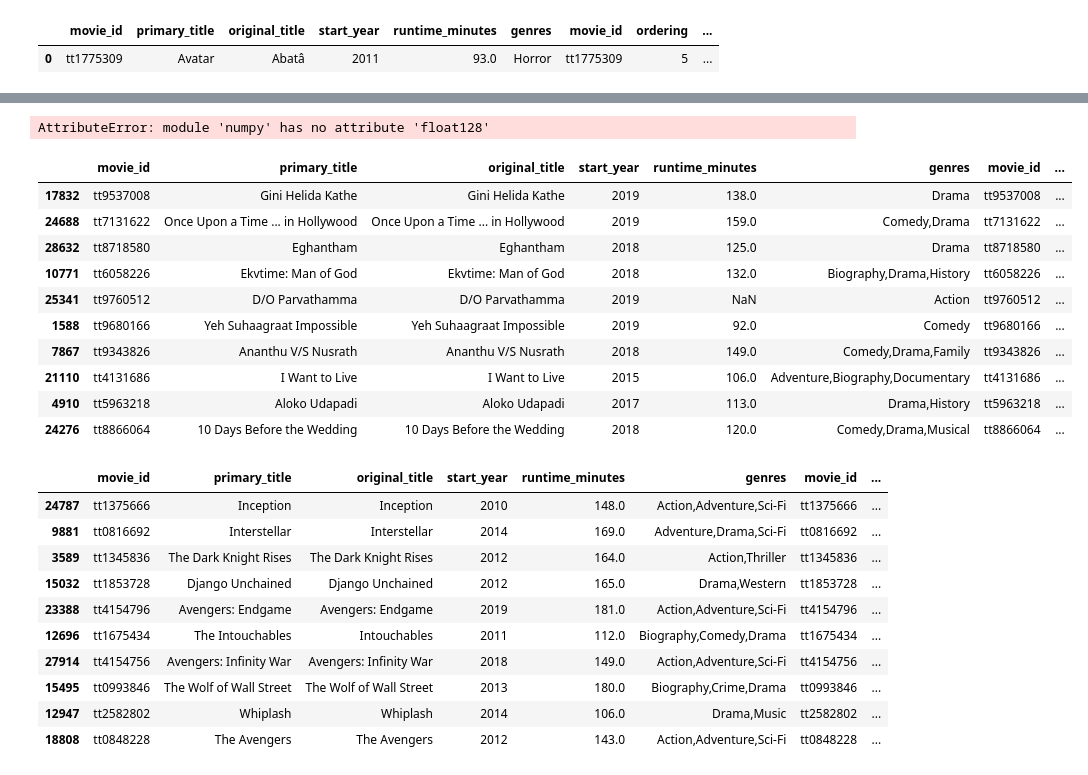
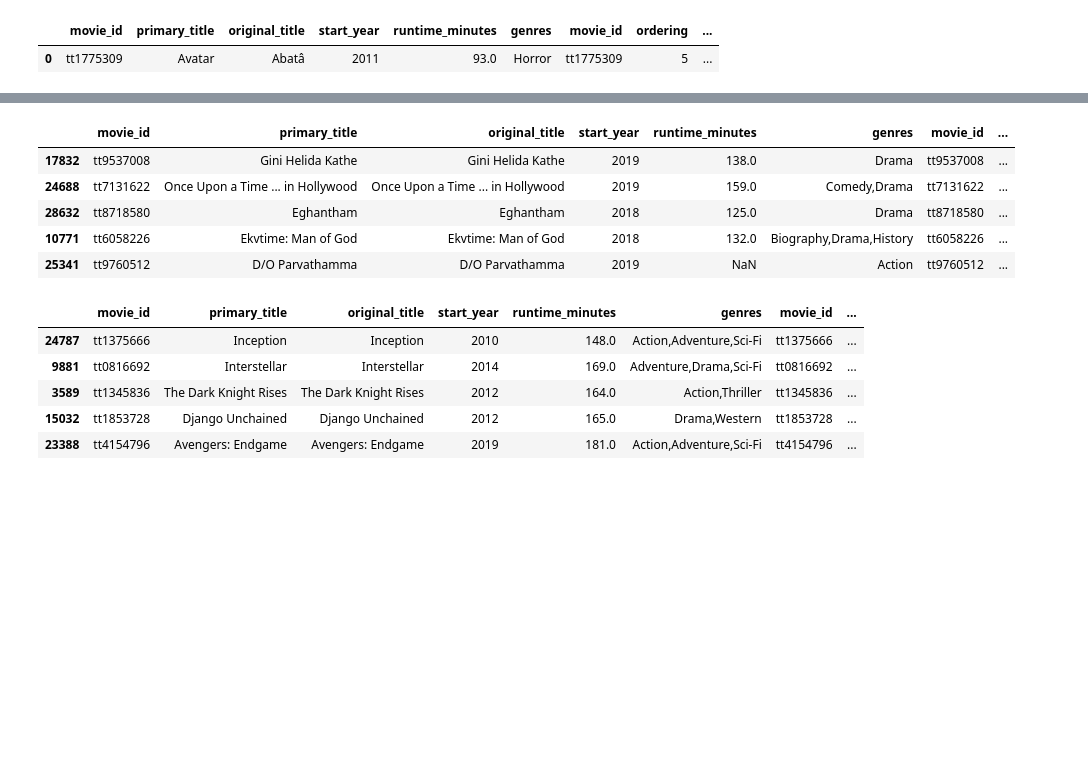
Before and after one commit to bkokin/semester_1_capstone, a Jupyter notebook: exploratory_work/hanwen_exploratory.ipynb, the cells around one changed output, grey strips where cells are left out. Cells and saved outputs as stored; diff of their text form; code cells hidden in the pictures; blank space fills up the shorter version.

```diff
--- a/exploratory_work/hanwen_exploratory.ipynb
+++ b/exploratory_work/hanwen_exploratory.ipynb
@@ -471,23 +343,14 @@ Name: numvotes, Length: 28648, dtype: float64
-# %%
-voted_movies_df['underrated_score'] = voted_movies_df.averagerating * np.exp(voted_movies_df.numvotes.astype(np.float128))
-# %% [output]
-AttributeError: module 'numpy' has no attribute 'float128'
 # %%
-voted_movies_df.sort_values('averagerating', ascending=False).head(10)
+voted_movies_df.sort_values('averagerating', ascending=False).head(5)
 # %% [output]
 |  | movie_id | primary_title | original_title | start_year | runtime_minutes | genres | movie_id | ... |
 | 17832 | tt9537008 | Gini Helida Kathe | Gini Helida Kathe | 2019 | 138.0 | Drama | tt9537008 | ... |
 | 24688 | tt7131622 | Once Upon a Time ... in Hollywood | Once Upon a Time ... in Hollywood | 2019 | 159.0 | Comedy,Drama | tt7131622 | ... |
 | 28632 | tt8718580 | Eghantham | Eghantham | 2018 | 125.0 | Drama | tt8718580 | ... |
 | 10771 | tt6058226 | Ekvtime: Man of God | Ekvtime: Man of God | 2018 | 132.0 | Biography,Drama,History | tt6058226 | ... |
 | 25341 | tt9760512 | D/O Parvathamma | D/O Parvathamma | 2019 | NaN | Action | tt9760512 | ... |
-| 1588 | tt9680166 | Yeh Suhaagraat Impossible | Yeh Suhaagraat Impossible | 2019 | 92.0 | Comedy | tt9680166 | ... |
-| 7867 | tt9343826 | Ananthu V/S Nusrath | Ananthu V/S Nusrath | 2018 | 149.0 | Comedy,Drama,Family | tt9343826 | ... |
-| 21110 | tt4131686 | I Want to Live | I Want to Live | 2015 | 106.0 | Adventure,Biography,Documentary | tt4131686 | ... |
-| 4910 | tt5963218 | Aloko Udapadi | Aloko Udapadi | 2017 | 113.0 | Drama,History | tt5963218 | ... |
-| 24276 | tt8866064 | 10 Days Before the Wedding | 10 Days Before the Wedding | 2018 | 120.0 | Comedy,Drama,Musical | tt8866064 | ... |
 # %%
-voted_movies_df.sort_values(by=['augmented_score'], ascending=False).head(10)
+voted_movies_df.sort_values(by=['augmented_score'], ascending=False).head(5)
 # %% [output]
 |  | movie_id | primary_title | original_title | start_year | runtime_minutes | genres | movie_id | ... |
 | 24787 | tt1375666 | Inception | Inception | 2010 | 148.0 | Action,Adventure,Sci-Fi | tt1375666 | ... |
@@ -495,8 +358,3 @@ voted_movies_df.sort_values(by=['augmented_score'], ascending=False).head(10)
 | 3589 | tt1345836 | The Dark Knight Rises | The Dark Knight Rises | 2012 | 164.0 | Action,Thriller | tt1345836 | ... |
 | 15032 | tt1853728 | Django Unchained | Django Unchained | 2012 | 165.0 | Drama,Western | tt1853728 | ... |
 | 23388 | tt4154796 | Avengers: Endgame | Avengers: Endgame | 2019 | 181.0 | Action,Adventure,Sci-Fi | tt4154796 | ... |
-| 12696 | tt1675434 | The Intouchables | Intouchables | 2011 | 112.0 | Biography,Comedy,Drama | tt1675434 | ... |
-| 27914 | tt4154756 | Avengers: Infinity War | Avengers: Infinity War | 2018 | 149.0 | Action,Adventure,Sci-Fi | tt4154756 | ... |
-| 15495 | tt0993846 | The Wolf of Wall Street | The Wolf of Wall Street | 2013 | 180.0 | Biography,Crime,Drama | tt0993846 | ... |
-| 12947 | tt2582802 | Whiplash | Whiplash | 2014 | 106.0 | Drama,Music | tt2582802 | ... |
-| 18808 | tt0848228 | The Avengers | The Avengers | 2012 | 143.0 | Action,Adventure,Sci-Fi | tt0848228 | ... |
```
Also changed, not shown: parts of 81 cells of this notebook.
